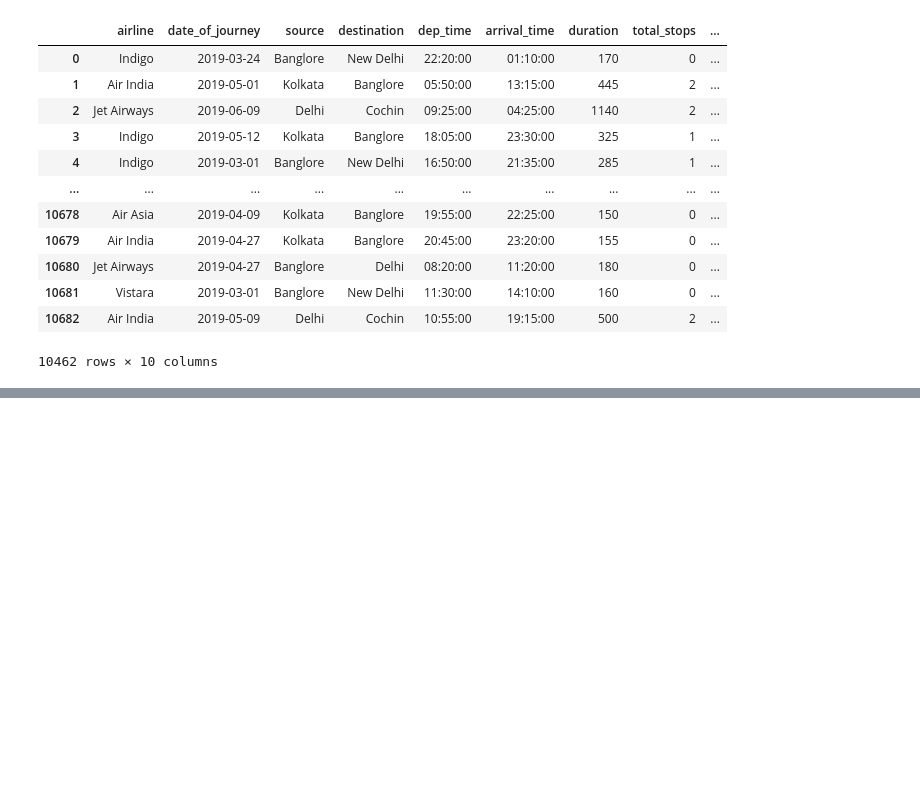
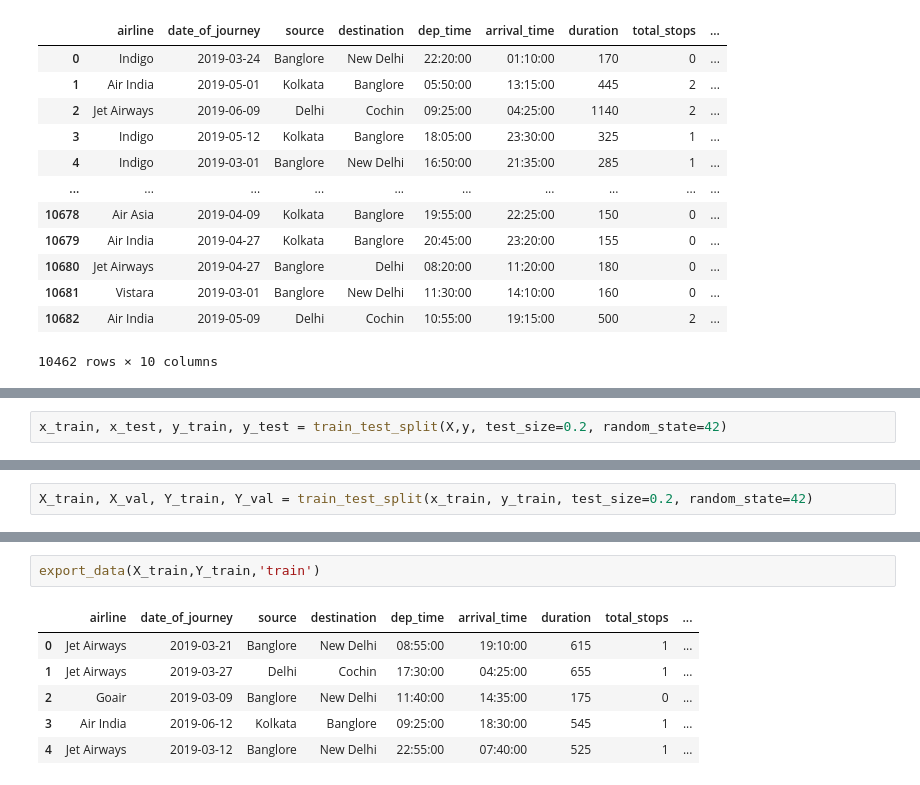
Before and after one commit to nomanmazharr/eda-with-sagemaker, a Jupyter notebook: notebooks/data_cleaning.ipynb, the cells around one changed output, grey strips where cells are left out. Drawn from its saved outputs; the diff is of its cells as text; blank space fills up the shorter version.

```diff
--- a/notebooks/data_cleaning.ipynb
+++ b/notebooks/data_cleaning.ipynb
@@ -559,0 +573,2 @@ flights_data
+# %%
+x_train, x_test, y_train, y_test = train_test_split(X,y, test_size=0.2, random_state=42)
@@ -559,0 +583,2 @@ flights_data
+# %%
+X_train, X_val, Y_train, Y_val = train_test_split(x_train, y_train, test_size=0.2, random_state=42)
@@ -559,0 +609,9 @@ flights_data
+# %%
+export_data(X_train,Y_train,'train')
+# %% [output]
+|  | airline | date_of_journey | source | destination | dep_time | arrival_time | duration | total_stops | ... |
+| 0 | Jet Airways | 2019-03-21 | Banglore | New Delhi | 08:55:00 | 19:10:00 | 615 | 1 | ... |
+| 1 | Jet Airways | 2019-03-27 | Delhi | Cochin | 17:30:00 | 04:25:00 | 655 | 1 | ... |
+| 2 | Goair | 2019-03-09 | Banglore | New Delhi | 11:40:00 | 14:35:00 | 175 | 0 | ... |
+| 3 | Air India | 2019-06-12 | Kolkata | Banglore | 09:25:00 | 18:30:00 | 545 | 1 | ... |
+| 4 | Jet Airways | 2019-03-12 | Banglore | New Delhi | 22:55:00 | 07:40:00 | 525 | 1 | ... |
```
Also changed, not shown: parts of 12 cells of this notebook, 5 other files.
